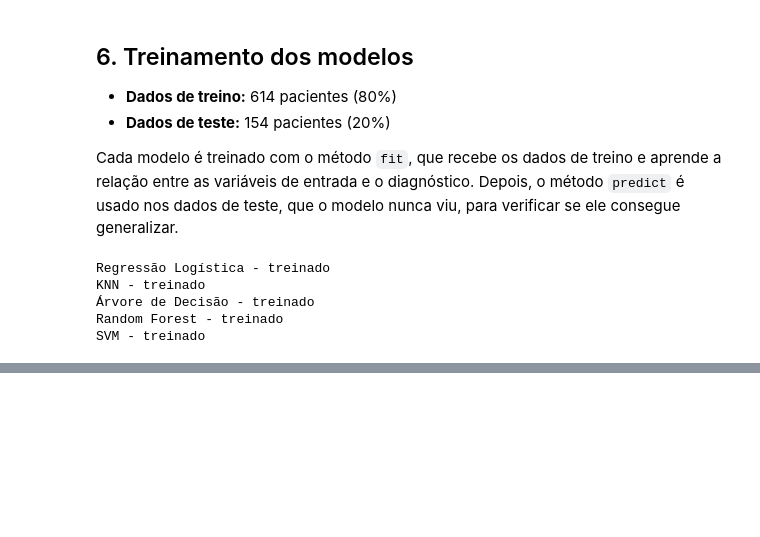
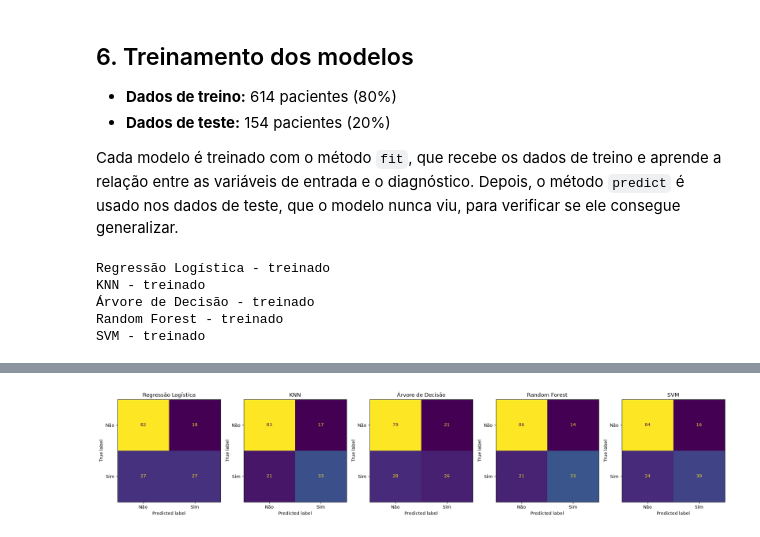
Before and after one commit to JlucasFaria/projeto-ml, a Jupyter notebook: notebooks/01_diabetes.ipynb, the cells around one changed output, grey strips where cells are left out. Saved outputs shown, nothing was run; the diff lists cells and outputs as text; code cells hidden in the pictures; blank space fills up the shorter version.

```diff
--- a/notebooks/01_diabetes.ipynb
+++ b/notebooks/01_diabetes.ipynb
@@ -277,0 +324,11 @@ SVM - treinado
+# %%
+# matriz de confusao de cada modelo
+fig, eixos = plt.subplots(1, 5, figsize=(20, 4))
+for eixo, (nome, y_prev) in zip(eixos, previsoes.items()):
+    matriz = confusion_matrix(y_teste, y_prev)
+    ConfusionMatrixDisplay(matriz, display_labels=['Não', 'Sim']).plot(ax=eixo, colorbar=False)
+    eixo.set_title(nome)
+plt.tight_layout()
+plt.show()
+# %% [output]
+[figure, added]
```
Also changed, not shown: parts of 5 cells of this notebook.
